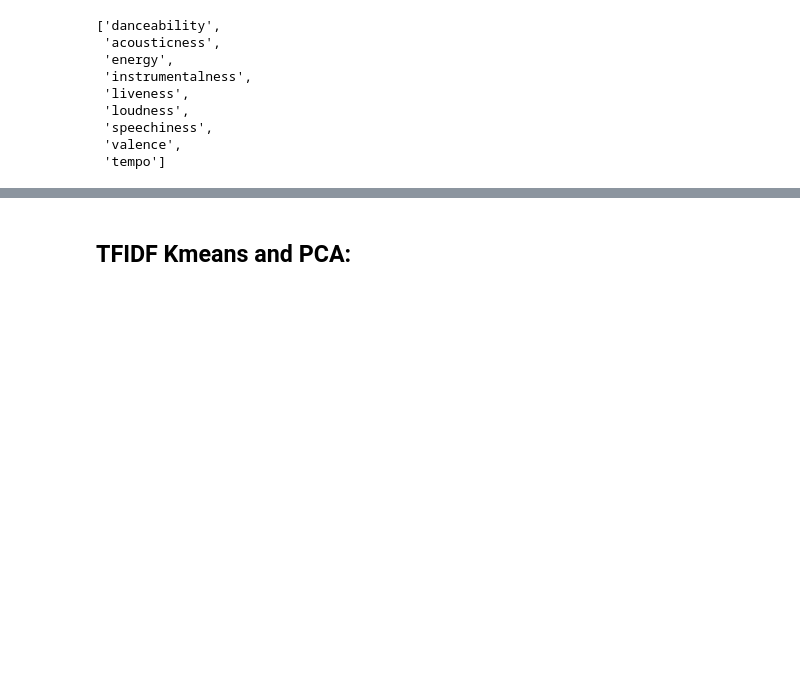
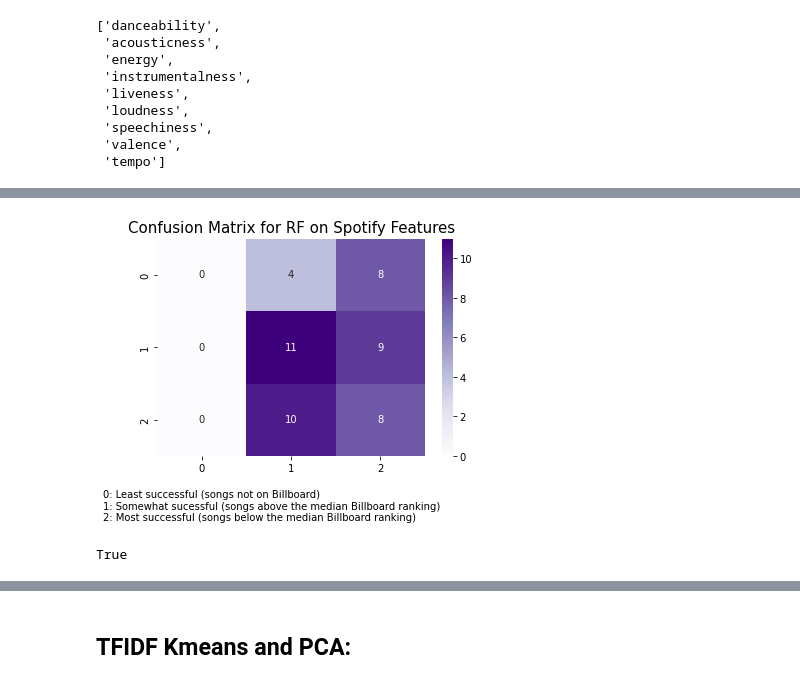
Before and after one commit to scharfsteina/BigDataFinalProject, a Jupyter notebook: analysis.ipynb, the cells around one changed output, grey strips where cells are left out. Cells and saved outputs as stored; diff of their text form; code cells hidden in the pictures; blank space fills up the shorter version.

```diff
--- a/analysis.ipynb
+++ b/analysis.ipynb
@@ -109,0 +101,2 @@ y = 0.918459 + (0.044938 * x1) + (0.123965 * x2) + (0.316326 * x3) + (0.473033 *
+# %%
+model_rf = RandomForestClassifier().fit(X_train, y_train)
@@ -109,0 +109,4 @@ y = 0.918459 + (0.044938 * x1) + (0.123965 * x2) + (0.316326 * x3) + (0.473033 *
+# %%
+disp_confusion(rf_results['confusion'], title="RF on Spotify")
+# %% [output]
+[figure, added]
@@ -109,0 +120,5 @@ y = 0.918459 + (0.044938 * x1) + (0.123965 * x2) + (0.316326 * x3) + (0.473033 *
+# %%
+tfidf = pd.read_csv('data/tfidf_embedding.csv')
+sum(tfidf['name'] == data["name"]) == len(data) # songs are in the same order in the tfidf and data dataframes
+# %% [output]
+True
```
Also changed, not shown: parts of 29 cells of this notebook, 9 other files.
